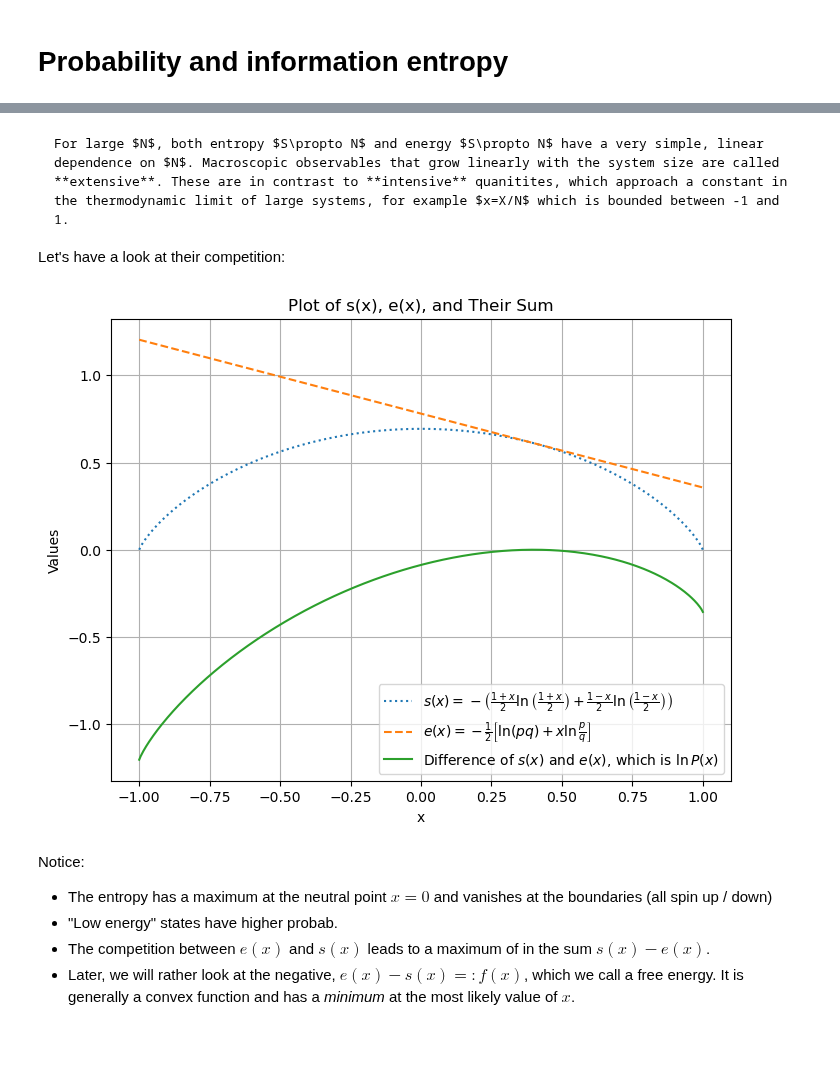
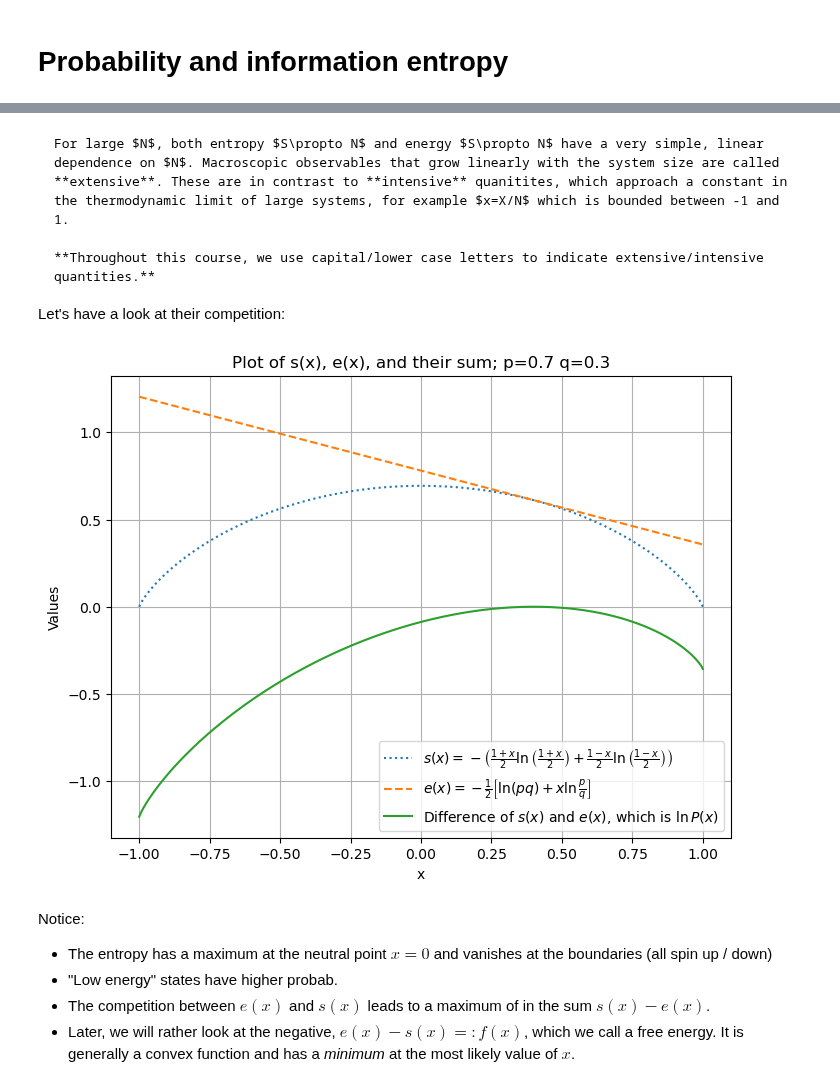
Before and after one commit to Hallatscheklab/StatPhys, a Jupyter notebook: Coin-flipping.ipynb, the cells around one changed output, grey strips where cells are left out. Drawn from its saved outputs; the diff is of its cells as text; code cells hidden in the pictures; blank space fills up the shorter version.

````diff
--- a/Coin-flipping.ipynb
+++ b/Coin-flipping.ipynb
@@ -102,6 +104,8 @@ $$
 # %% [markdown]
 ```{note}
 For large $N$, both entropy $S\propto N$ and energy $S\propto N$ have a very simple, linear dependence on $N$. Macroscopic observables that grow linearly with the system size are called **extensive**. These are in contrast to **intensive** quanitites, which approach a constant in the thermodynamic limit of large systems, for example $x=X/N$ which is bounded between -1 and 1.
+
+**Throughout this course, we use capital/lower case letters to indicate extensive/intensive quantities.**
 ```
 
 
@@ -121,35 +125,35 @@ x = np.linspace(-1, 1, 400)
 x = np.clip(x, -0.999999, 0.999999)
 
 # Compute s(x) for these x values
 y = s(x)
 
 
 # Define the function e(x) with p = 0.7 and q = 0.3
 p = 0.7
 q = 0.3
 
 def e(x):
     return -0.5 * (np.log(p * q) + x * np.log(p / q))
 
 # Compute e(x) for the same x values
 y_e = e(x)
 
 # Compute the sum of s(x) and e(x)
 y_sum = y - y_e
 
 # Create the plot with s(x), e(x), and their sum
 plt.figure(figsize=(8, 6))
 plt.plot(x, y, label=r'$s(x)=-\left(\frac{1+x}{2} \ln \left(\frac{1+x}{2}\right)+\frac{1-x}{2} \ln \left(\frac{1-x}{2}\right)\right)$', linestyle='dotted')
 plt.plot(x, y_e, label=r'$e(x)=-\frac{1}{2}\left[\ln (pq)+x \ln \frac{p}{q}\right]$', linestyle='dashed')
 plt.plot(x, y_sum, label=r'Difference of $s(x)$ and $e(x)$, which is $\ln P(x)$')
 plt.xlabel('x')
 plt.ylabel('Values')
-plt.title('Plot of s(x), e(x), and Their Sum')
+plt.title('Plot of s(x), e(x), and their sum; p='+str(p)+' q='+str(q))
 plt.legend()
 plt.grid(True)
 plt.show();
 # %% [output]
-[figure, old version]
+[figure, new version]
 # %% [markdown]
 Notice:
 - The entropy has a maximum at the neutral point $x = 0$ and vanishes at the boundaries (all spin up / down)
````
Also changed, not shown: parts of 3 cells of this notebook, 24 other files.
